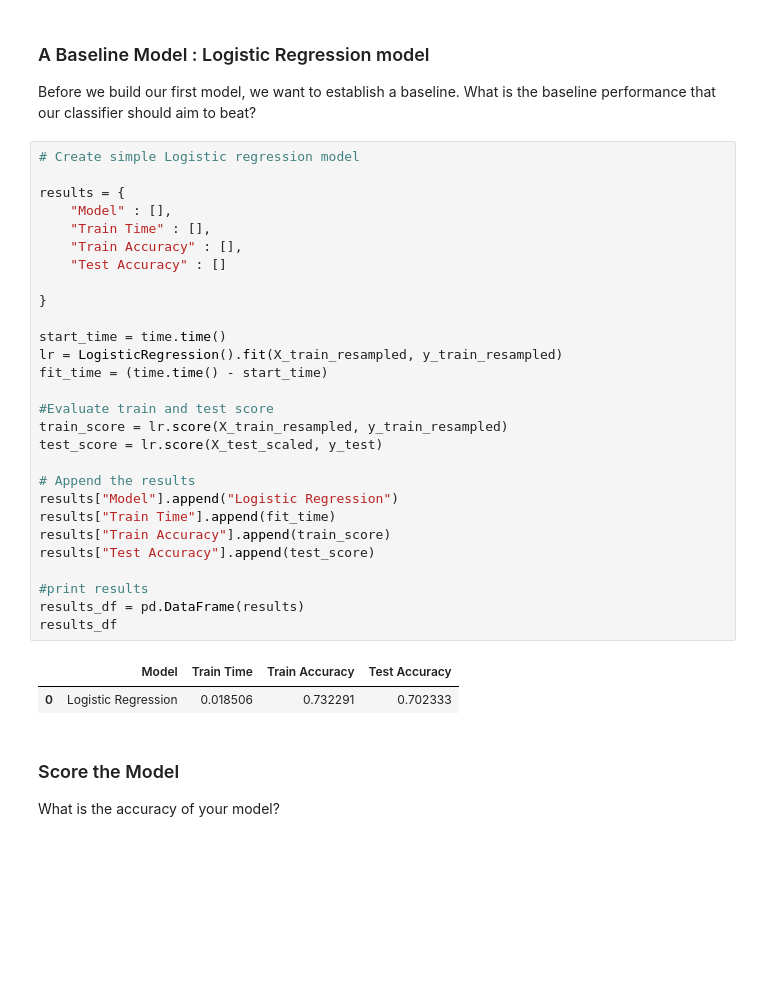
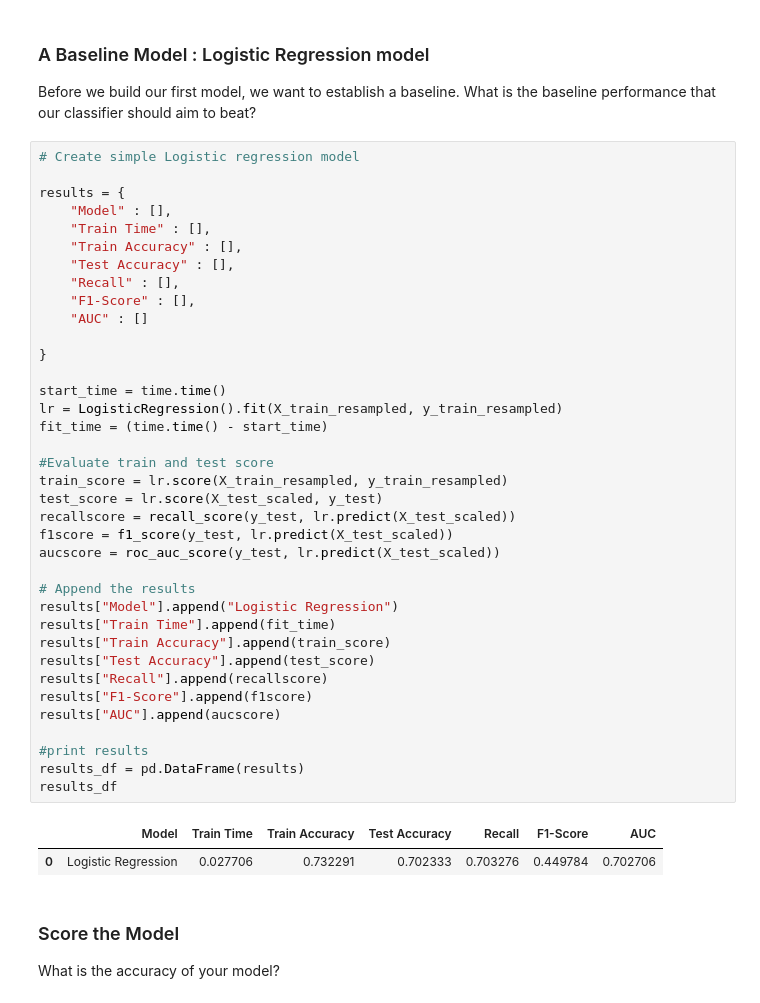
Before and after one commit to jpml2024/diabetes-risk-indicator, a Jupyter notebook: diabetes_risk.ipynb, the cells around one changed output. Drawn from its saved outputs; the diff is of its cells as text; blank space fills up the shorter version.

```diff
--- a/diabetes_risk.ipynb
+++ b/diabetes_risk.ipynb
@@ -891,34 +941,43 @@ Before we build our first model, we want to establish a baseline.  What is the b
 # %%
 # Create simple Logistic regression model
 
 results = {
     "Model" : [],
     "Train Time" : [],
     "Train Accuracy" : [],
-    "Test Accuracy" : []
+    "Test Accuracy" : [],
+    "Recall" : [],
+    "F1-Score" : [],
+    "AUC" : []
 
 }
 
 start_time = time.time()
 lr = LogisticRegression().fit(X_train_resampled, y_train_resampled)
 fit_time = (time.time() - start_time)
 
 #Evaluate train and test score
 train_score = lr.score(X_train_resampled, y_train_resampled)
 test_score = lr.score(X_test_scaled, y_test)
+recallscore = recall_score(y_test, lr.predict(X_test_scaled))
+f1score = f1_score(y_test, lr.predict(X_test_scaled))
+aucscore = roc_auc_score(y_test, lr.predict(X_test_scaled))
 
 # Append the results
 results["Model"].append("Logistic Regression")
 results["Train Time"].append(fit_time)
 results["Train Accuracy"].append(train_score)
 results["Test Accuracy"].append(test_score)
+results["Recall"].append(recallscore)
+results["F1-Score"].append(f1score)
+results["AUC"].append(aucscore)
 
 #print results
 results_df = pd.DataFrame(results)
 results_df
 # %% [output]
-|  | Model | Train Time | Train Accuracy | Test Accuracy |
-| 0 | Logistic Regression | 0.018506 | 0.732291 | 0.702333 |
+|  | Model | Train Time | Train Accuracy | Test Accuracy | Recall | F1-Score | AUC |
+| 0 | Logistic Regression | 0.027706 | 0.732291 | 0.702333 | 0.703276 | 0.449784 | 0.702706 |
 # %% [markdown]
 ### Score the Model
 
```
Also changed, not shown: parts of 23 cells of this notebook, 5 other files.
